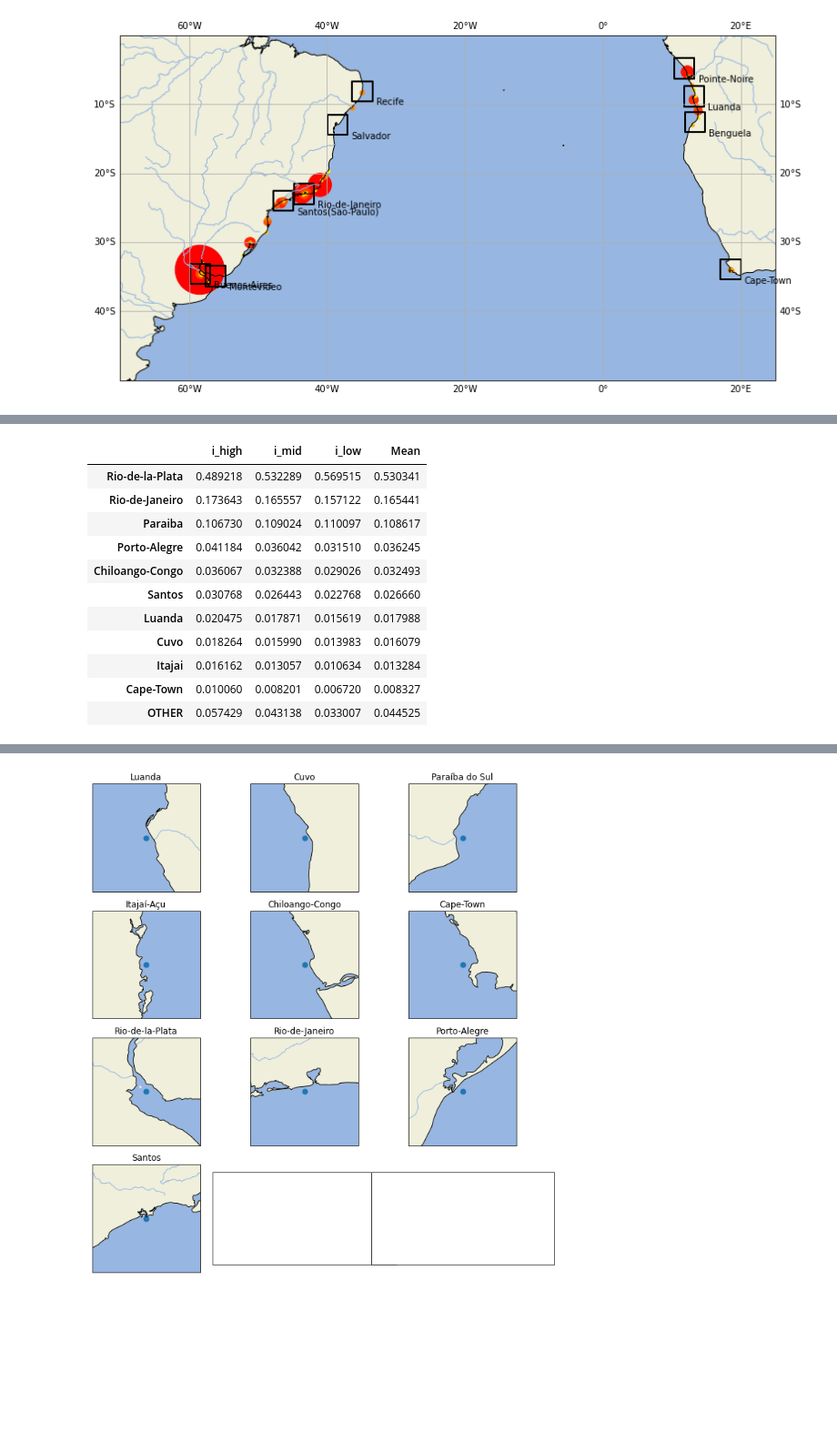
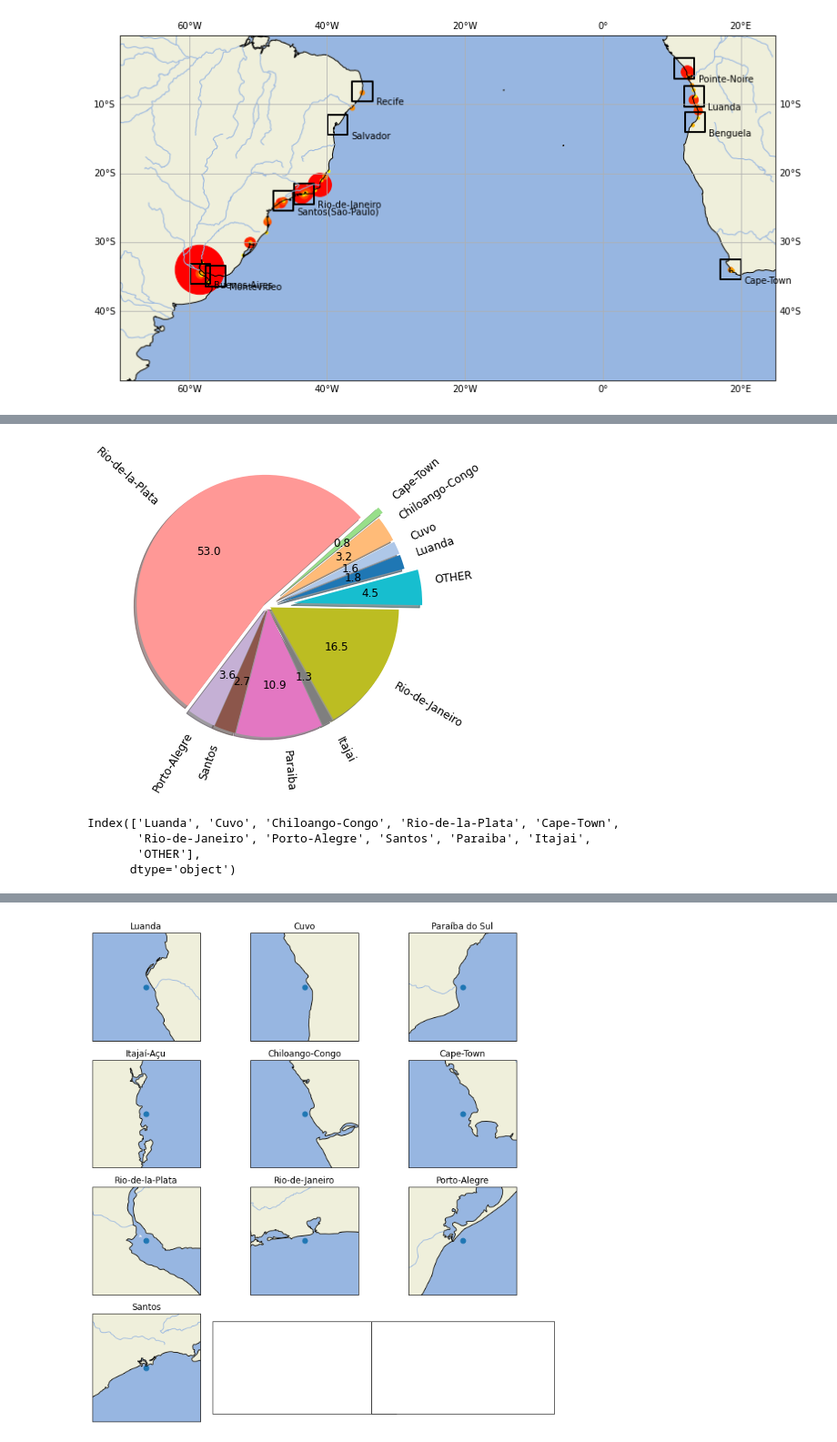
Before and after one commit to OceanParcels/BayesianAnalysis_SouthAtlantic, a Jupyter notebook: notebooks/River_plastic_sources.ipynb, the cells around one changed output, grey strips where cells are left out. Shown at 91% size. Drawn from its saved outputs; the diff is of its cells as text; code cells hidden in the pictures; blank space fills up the shorter version.

```diff
--- a/notebooks/River_plastic_sources.ipynb
+++ b/notebooks/River_plastic_sources.ipynb
@@ -188,7 +296,9 @@ Santos high 0.030768315158295728 mid 0.02644333754972976 low 0.02276756998542007
 # %%
 priors = pd.DataFrame(cluster_percentage).T
 priors = priors.rename(columns={0:'i_high', 1:'i_mid', 2:'i_low', 3:'Mean'})
-priors = priors.sort_values('i_high', ascending=False)
+# priors = priors.sort_values('i_high', ascending=False)
+
+true_priors = priors
 # %%
 aux = pd.DataFrame({'OTHER': 1 - priors.sum().values}).T #'CLUSTERS-TOTAL': priors.sum().values,
 aux = aux.rename(columns={0:'i_high', 1:'i_mid', 2:'i_low', 3:'Mean'})
@@ -197,15 +330,20 @@ priors = pd.concat([priors, aux], axis=0)
+# %%
+explode = [0.1, 0.1, 0.1, 0.15, 0.03, 0.02, 0.02, 0.02, 0.02, 0.02, 0.2]
+
+plt.figure(figsize=(7,6.5))
+wedgeprops = {'fontsize': 12}
+plt.pie(priors['Mean'], labels=priors.index,
+        colors=cs, autopct='%.1f',
+       shadow=True, explode=explode,
+       rotatelabels=True, startangle=15,textprops=wedgeprops);
+
+# plt.savefig('../presentation/images/river_input_pie.png', dpi=120)
+# %% [output]
+[figure, added]
 # %%
-priors
+priors.index
 # %% [output]
-|  | i_high | i_mid | i_low | Mean |
-| Rio-de-la-Plata | 0.489218 | 0.532289 | 0.569515 | 0.530341 |
-| Rio-de-Janeiro | 0.173643 | 0.165557 | 0.157122 | 0.165441 |
-| Paraiba | 0.106730 | 0.109024 | 0.110097 | 0.108617 |
-| Porto-Alegre | 0.041184 | 0.036042 | 0.031510 | 0.036245 |
-| Chiloango-Congo | 0.036067 | 0.032388 | 0.029026 | 0.032493 |
-| Santos | 0.030768 | 0.026443 | 0.022768 | 0.026660 |
-| Luanda | 0.020475 | 0.017871 | 0.015619 | 0.017988 |
-| Cuvo | 0.018264 | 0.015990 | 0.013983 | 0.016079 |
-| Itajai | 0.016162 | 0.013057 | 0.010634 | 0.013284 |
-| Cape-Town | 0.010060 | 0.008201 | 0.006720 | 0.008327 |
-| OTHER | 0.057429 | 0.043138 | 0.033007 | 0.044525 |
+Index(['Luanda', 'Cuvo', 'Chiloango-Congo', 'Rio-de-la-Plata', 'Cape-Town',
+       'Rio-de-Janeiro', 'Porto-Alegre', 'Santos', 'Paraiba', 'Itajai',
+       'OTHER'],
+      dtype='object')
```
Also changed, not shown: parts of 25 cells of this notebook, 5 other files.
